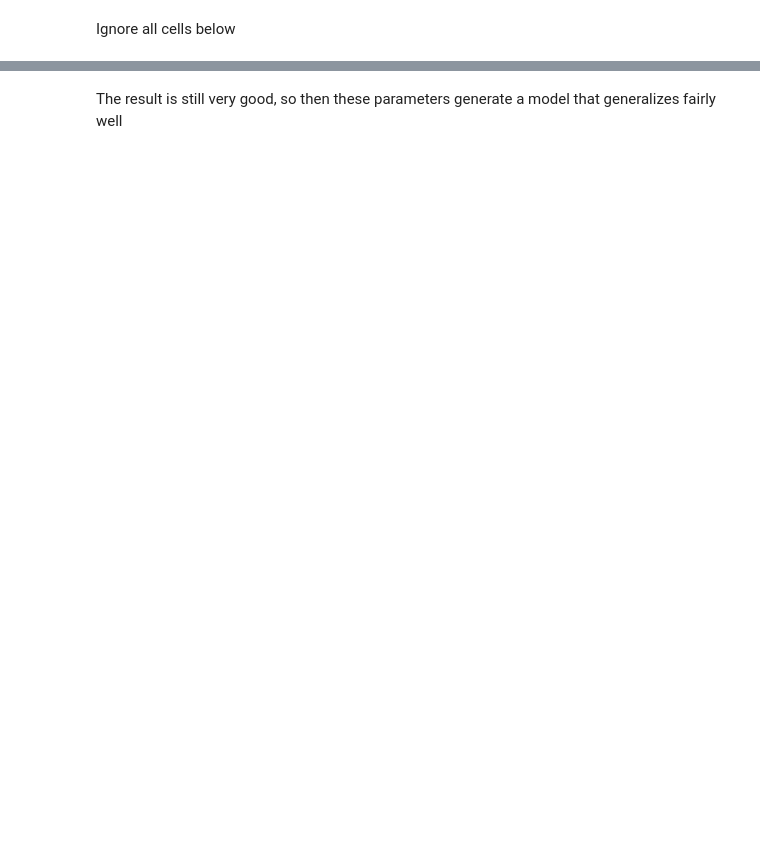
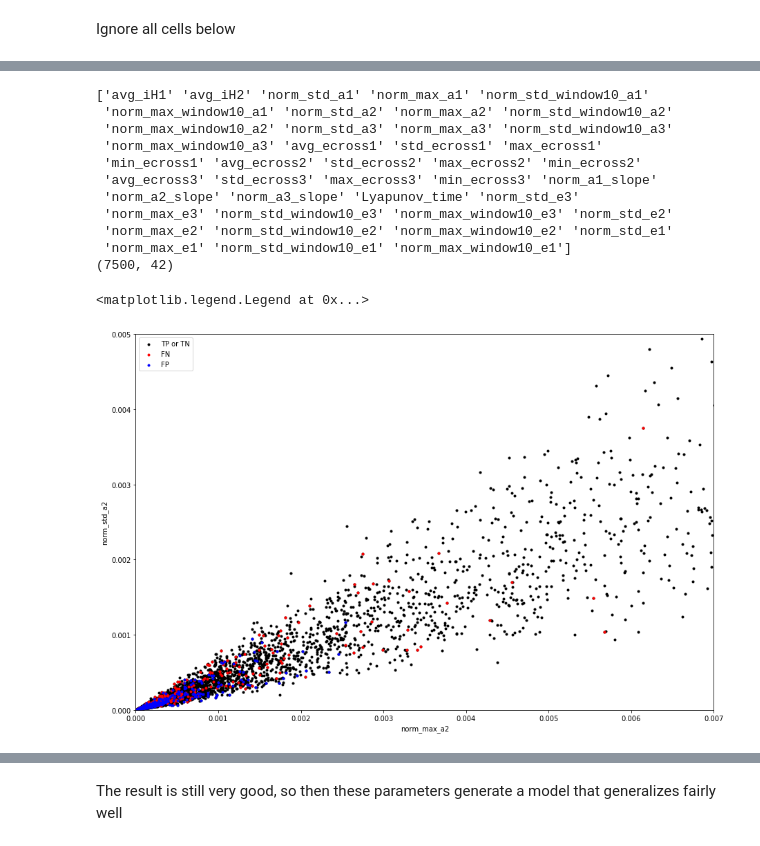
Before and after one commit to dtamayo/MLstability, a Jupyter notebook: Analysis/Experimenting _with_HyperOpt.ipynb, the cells around one changed output, grey strips where cells are left out. Cells and saved outputs as stored; diff of their text form; code cells hidden in the pictures; blank space fills up the shorter version.

```diff
--- a/Analysis/Experimenting _with_HyperOpt.ipynb
+++ b/Analysis/Experimenting _with_HyperOpt.ipynb
@@ -410,3 +521,36 @@ Ignore all cells below
+# %%
+print testX.columns.values
+fig = plt.figure(figsize=(15,10))
+ax = fig.add_subplot("111")
+print testX.shape
+val1 = "norm_max_a2"
+val2 = "norm_std_a2"
+plt.scatter(testX[val1], testX[val2], color = "black", label = "TP or TN", marker = ".")
+plt.scatter(false_negatives[val1], false_negatives[val2], color = "red", marker = ".", label = "FN")
+plt.scatter(false_positives[val1], false_positives[val2], color = "blue", marker = ".", label = "FP")
+plt.xlabel(val1)
+plt.xlim([0,0.007])
+plt.ylabel(val2)
+plt.ylim([0,0.005])
+
+#plt.xlim([0,2])
+#plt.ylim([0,2])
+
+plt.legend()
+# %% [output]
+['avg_iH1' 'avg_iH2' 'norm_std_a1' 'norm_max_a1' 'norm_std_window10_a1'
+ 'norm_max_window10_a1' 'norm_std_a2' 'norm_max_a2' 'norm_std_window10_a2'
+ 'norm_max_window10_a2' 'norm_std_a3' 'norm_max_a3' 'norm_std_window10_a3'
+ 'norm_max_window10_a3' 'avg_ecross1' 'std_ecross1' 'max_ecross1'
+ 'min_ecross1' 'avg_ecross2' 'std_ecross2' 'max_ecross2' 'min_ecross2'
+ 'avg_ecross3' 'std_ecross3' 'max_ecross3' 'min_ecross3' 'norm_a1_slope'
+ 'norm_a2_slope' 'norm_a3_slope' 'Lyapunov_time' 'norm_std_e3'
+ 'norm_max_e3' 'norm_std_window10_e3' 'norm_max_window10_e3' 'norm_std_e2'
+ 'norm_max_e2' 'norm_std_window10_e2' 'norm_max_window10_e2' 'norm_std_e1'
+ 'norm_max_e1' 'norm_std_window10_e1' 'norm_max_window10_e1']
+(7500, 42)
+<matplotlib.legend.Legend at 0x...>
+[figure, added]
 # %%
 #draw precison recall curve
 from sklearn import metrics
```
Also changed, not shown: parts of 14 cells of this notebook.
